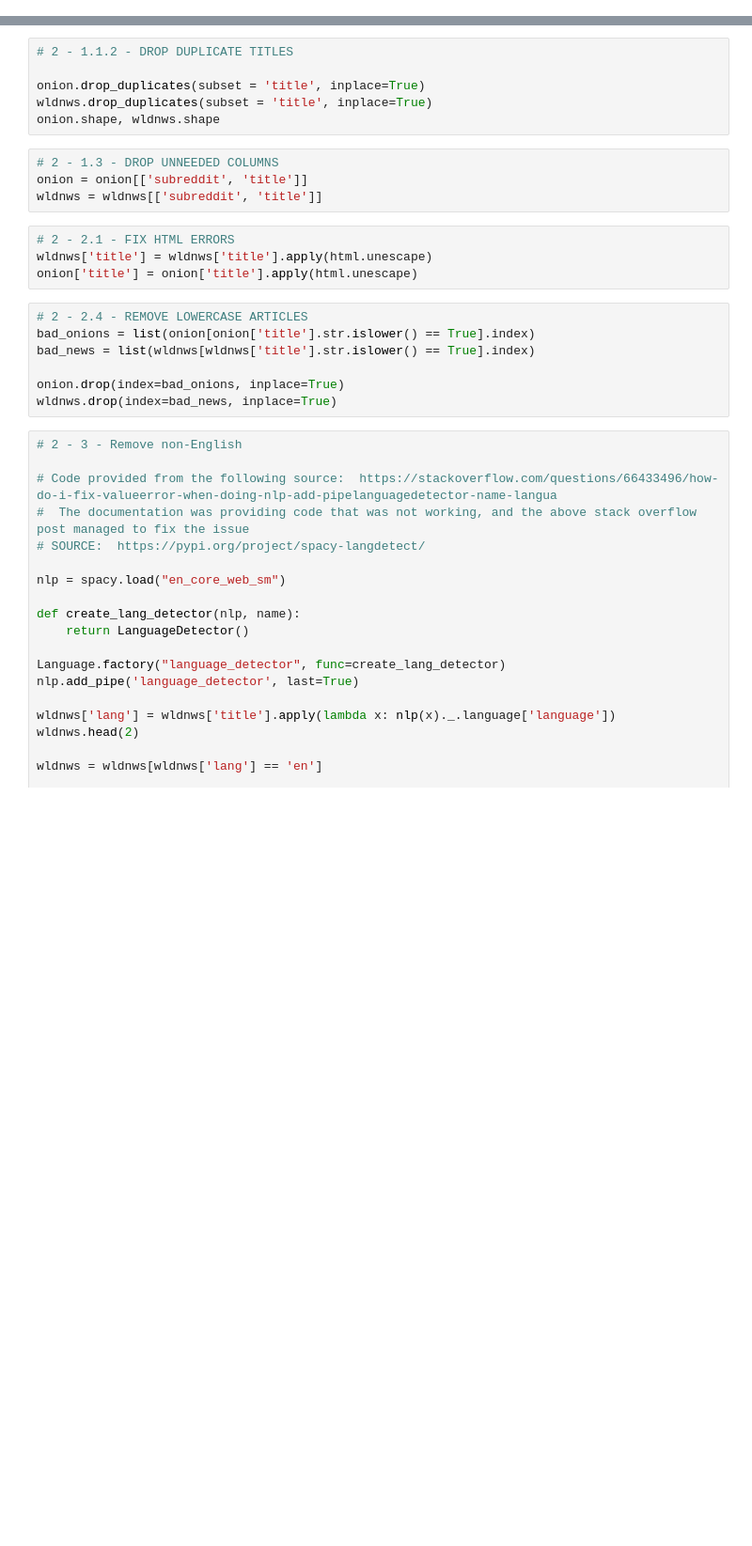
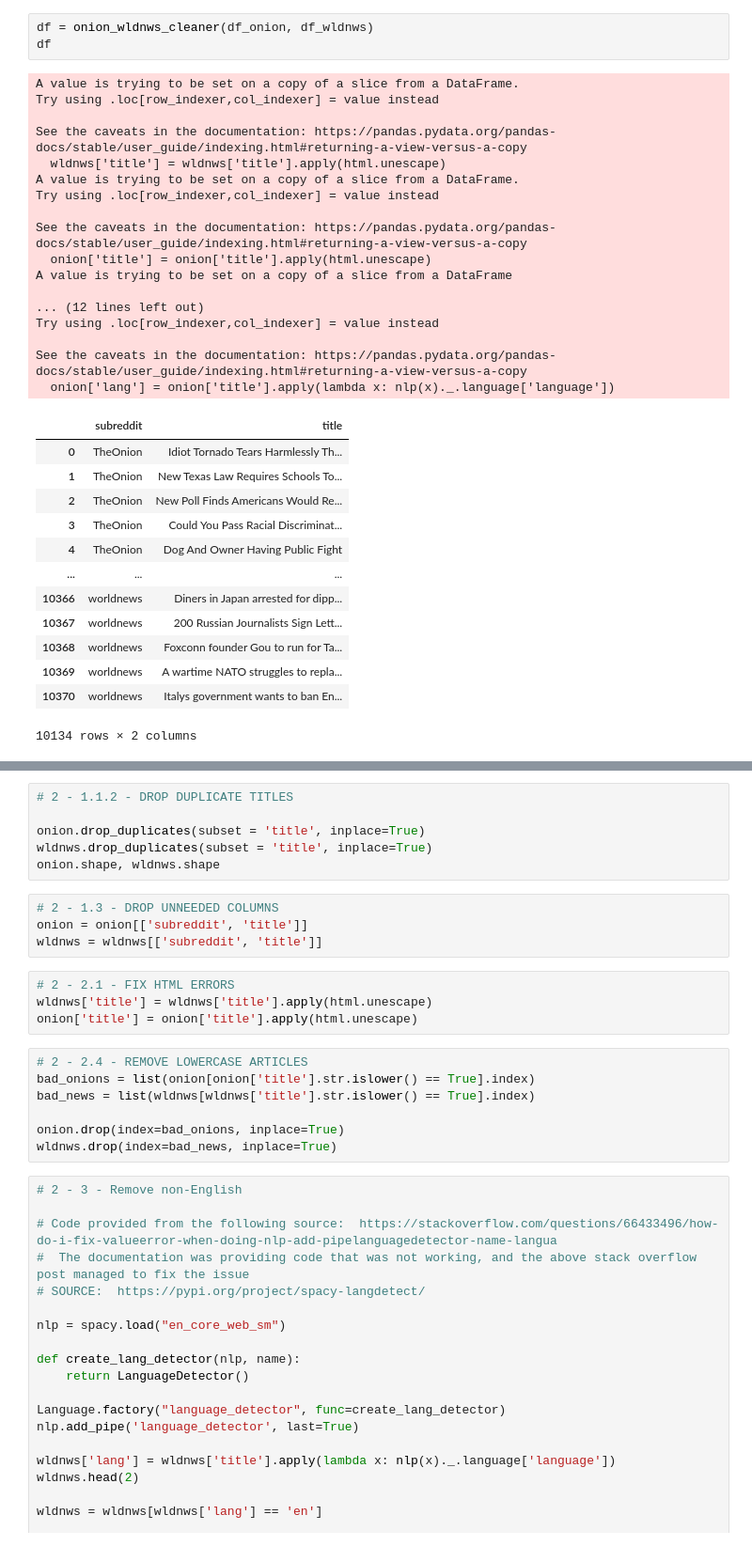
Before and after one commit to drossDS/Humor_Identification_with_NLP, a Jupyter notebook: code/_-Unseen_Cleaning.ipynb, the cells around one changed output, grey strips where cells are left out. Shown at 94% size. Cells and saved outputs as stored; diff of their text form; blank space fills up the shorter version.

```diff
--- a/code/_-Unseen_Cleaning.ipynb
+++ b/code/_-Unseen_Cleaning.ipynb
@@ -15,0 +175,34 @@ from spacy.language import Language
+# %%
+df = onion_wldnws_cleaner(df_onion, df_wldnws)
+df
+# %% [output]
+A value is trying to be set on a copy of a slice from a DataFrame.
+Try using .loc[row_indexer,col_indexer] = value instead
+
+See the caveats in the documentation: https://pandas.pydata.org/pandas-docs/stable/user_guide/indexing.html#returning-a-view-versus-a-copy
+  wldnws['title'] = wldnws['title'].apply(html.unescape)
+A value is trying to be set on a copy of a slice from a DataFrame.
+Try using .loc[row_indexer,col_indexer] = value instead
+
+See the caveats in the documentation: https://pandas.pydata.org/pandas-docs/stable/user_guide/indexing.html#returning-a-view-versus-a-copy
+  onion['title'] = onion['title'].apply(html.unescape)
+A value is trying to be set on a copy of a slice from a DataFrame
+
+... (12 lines left out)
+Try using .loc[row_indexer,col_indexer] = value instead
+
+See the caveats in the documentation: https://pandas.pydata.org/pandas-docs/stable/user_guide/indexing.html#returning-a-view-versus-a-copy
+  onion['lang'] = onion['title'].apply(lambda x: nlp(x)._.language['language'])
+|  | subreddit | title |
+| 0 | TheOnion | Idiot Tornado Tears Harmlessly Th... |
+| 1 | TheOnion | New Texas Law Requires Schools To... |
+| 2 | TheOnion | New Poll Finds Americans Would Re... |
+| 3 | TheOnion | Could You Pass Racial Discriminat... |
+| 4 | TheOnion | Dog And Owner Having Public Fight |
+| ... | ... | ... |
+| 10366 | worldnews | Diners in Japan arrested for dipp... |
+| 10367 | worldnews | 200 Russian Journalists Sign Lett... |
+| 10368 | worldnews | Foxconn founder Gou to run for Ta... |
+| 10369 | worldnews | A wartime NATO struggles to repla... |
+| 10370 | worldnews | Italys government wants to ban En... |
+10134 rows × 2 columns
```
Also changed, not shown: parts of 7 cells of this notebook, 3 other files.
